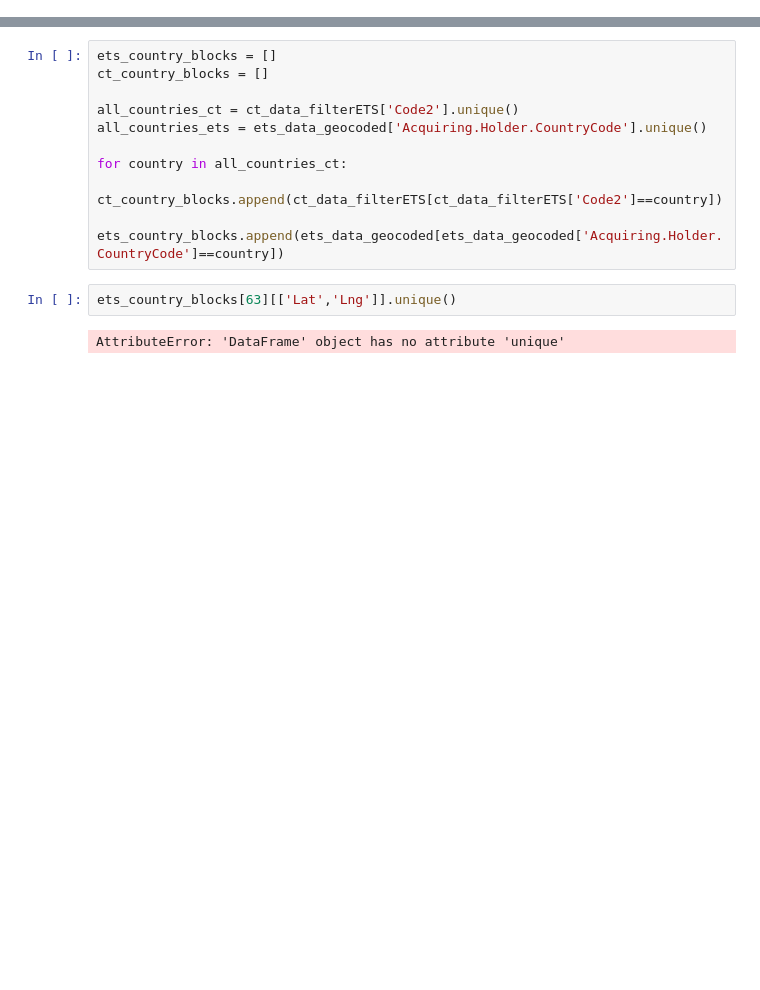
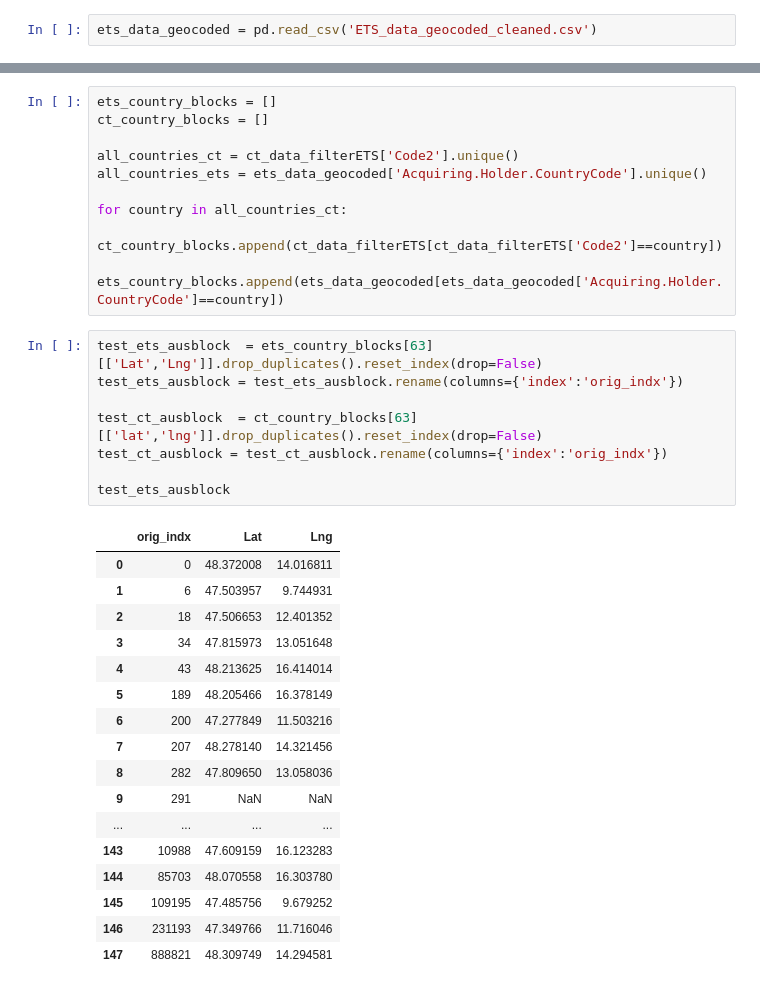
Before and after one commit to rayansud/ClimateTrace-EUETS, a Jupyter notebook: ETS_ClimateTrace_Match.ipynb, the cells around one changed output, grey strips where cells are left out. Cells and saved outputs as stored; diff of their text form; blank space fills up the shorter version.

```diff
--- a/ETS_ClimateTrace_Match.ipynb
+++ b/ETS_ClimateTrace_Match.ipynb
@@ -114,3 +133,5 @@ Name: Lat, dtype: float64
+# %%
+ets_data_geocoded = pd.read_csv('ETS_data_geocoded_cleaned.csv')
 # %% [markdown]
 ## TODO:
 * Reverse geocode all CT points
@@ -150,6 +171,28 @@ for country in all_countries_ct:
     ct_country_blocks.append(ct_data_filterETS[ct_data_filterETS['Code2']==country])
     ets_country_blocks.append(ets_data_geocoded[ets_data_geocoded['Acquiring.Holder.CountryCode']==country])
 # %%
-ets_country_blocks[63][['Lat','Lng']].unique()
+test_ets_ausblock  = ets_country_blocks[63][['Lat','Lng']].drop_duplicates().reset_index(drop=False)
+test_ets_ausblock = test_ets_ausblock.rename(columns={'index':'orig_indx'})
+
+test_ct_ausblock  = ct_country_blocks[63][['lat','lng']].drop_duplicates().reset_index(drop=False)
+test_ct_ausblock = test_ct_ausblock.rename(columns={'index':'orig_indx'})
+
+test_ets_ausblock
 # %% [output]
-AttributeError: 'DataFrame' object has no attribute 'unique'
+|  | orig_indx | Lat | Lng |
+| 0 | 0 | 48.372008 | 14.016811 |
+| 1 | 6 | 47.503957 | 9.744931 |
+| 2 | 18 | 47.506653 | 12.401352 |
+| 3 | 34 | 47.815973 | 13.051648 |
+| 4 | 43 | 48.213625 | 16.414014 |
+| 5 | 189 | 48.205466 | 16.378149 |
+| 6 | 200 | 47.277849 | 11.503216 |
+| 7 | 207 | 48.278140 | 14.321456 |
+| 8 | 282 | 47.809650 | 13.058036 |
+| 9 | 291 | NaN | NaN |
+| ... | ... | ... | ... |
+| 143 | 10988 | 47.609159 | 16.123283 |
+| 144 | 85703 | 48.070558 | 16.303780 |
+| 145 | 109195 | 47.485756 | 9.679252 |
+| 146 | 231193 | 47.349766 | 11.716046 |
+| 147 | 888821 | 48.309749 | 14.294581 |
```
Also changed, not shown: parts of 16 cells of this notebook, 1 other file.
